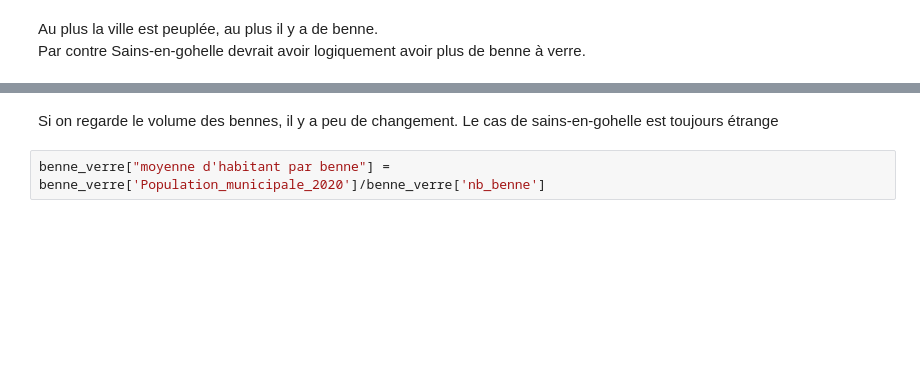
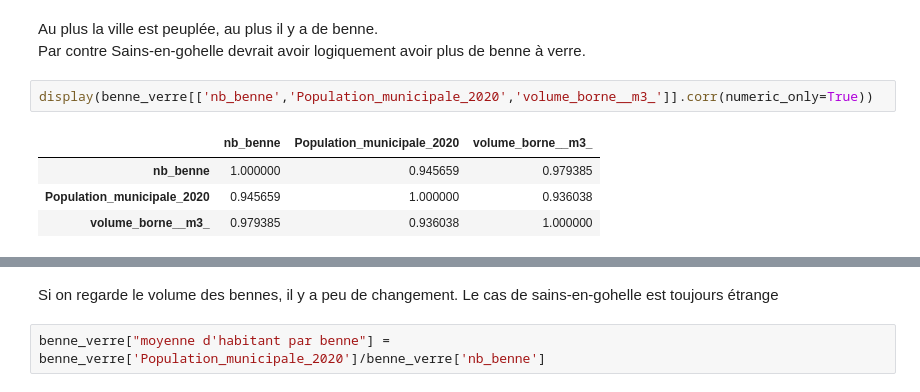
Before and after one commit to noobold/CALL, a Jupyter notebook: Affichage_benne.ipynb, the cells around one changed output, grey strips where cells are left out. Drawn from its saved outputs; the diff is of its cells as text; blank space fills up the shorter version.

```diff
--- a/Affichage_benne.ipynb
+++ b/Affichage_benne.ipynb
@@ -98,3 +101,10 @@ plt.show()
 # %% [markdown]
 Au plus la ville est peuplée, au plus il y a de benne.<br>
 Par contre Sains-en-gohelle devrait avoir logiquement avoir plus de benne à verre.<br>
+# %%
+display(benne_verre[['nb_benne','Population_municipale_2020','volume_borne__m3_']].corr(numeric_only=True))
+# %% [output]
+|  | nb_benne | Population_municipale_2020 | volume_borne__m3_ |
+| nb_benne | 1.000000 | 0.945659 | 0.979385 |
+| Population_municipale_2020 | 0.945659 | 1.000000 | 0.936038 |
+| volume_borne__m3_ | 0.979385 | 0.936038 | 1.000000 |
```
Also changed, not shown: parts of 12 cells of this notebook.
